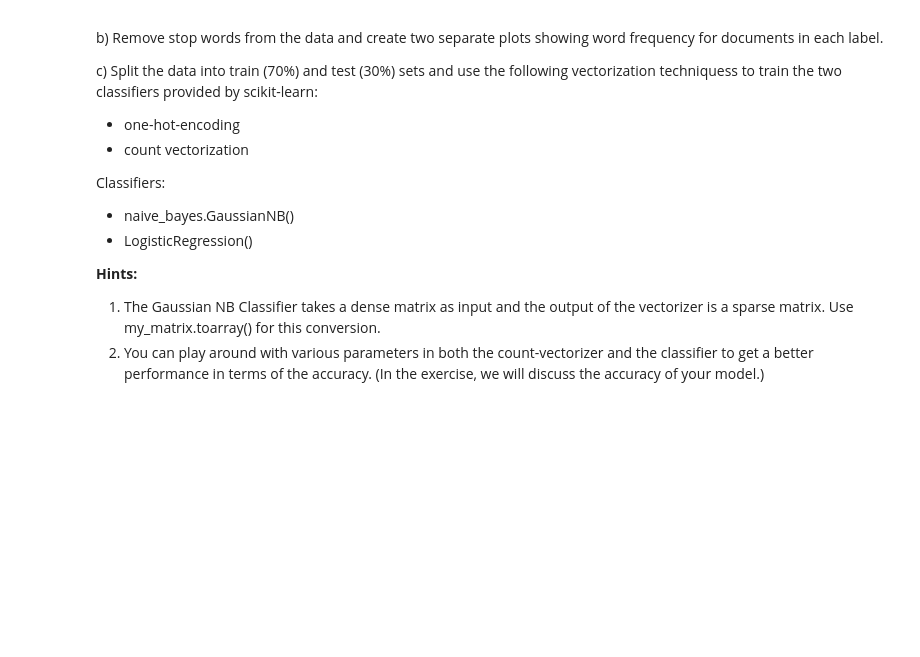
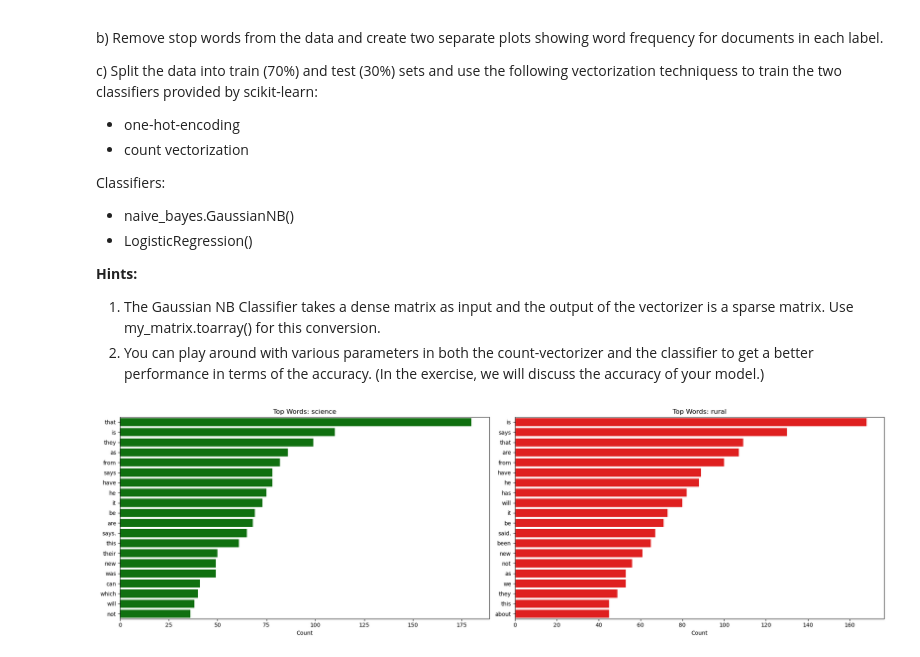
Before and after one commit to Stretox/IntroNLP, a Jupyter notebook: Assignment_01/Intro2NLP_Assignment_1_Your_Name.ipynb, the cells around one changed output. Cells and saved outputs as stored; diff of their text form; code cells hidden in the pictures; blank space fills up the shorter version.

```diff
--- a/Assignment_01/Intro2NLP_Assignment_1_Your_Name.ipynb
+++ b/Assignment_01/Intro2NLP_Assignment_1_Your_Name.ipynb
@@ -131,0 +170,50 @@ Classifiers:
+# %%
+import string
+
+import matplotlib.pyplot as plt
+import seaborn as sns
+
+# ------ b) -------
+
+STOP_WORDS = ["a", "an", "the", "and", "or", "but", "in", "on", "at", "to", "for", "of", "with", "by"]
+
+
+def remove_stopwords(text):
+    words = text.lower().split() # unify the string to not count different capitalizations as seperate words
+    filtered = [w for w in words if w not in STOP_WORDS and w not in string.punctuation] # get list of filtered words
+    return " ".join(filtered) # join them in a string
+
+
+df_combined["cleaned"] = df_combined["Document"].apply(remove_stopwords)
+
+# Count words seperately for each class
+classes = df_combined["Class"].unique() # rural and science
+word_counts = {}
+
+for cls in classes:
+    word_counts[cls] = {}
+    class_docs = df_combined[df_combined["Class"] == cls]
+    for _, row in class_docs.iterrows():
+        for word in row["cleaned"].split():
+            if word not in word_counts[cls]:
+                word_counts[cls][word] = 0
+            word_counts[cls][word] += 1
+
+# Plot top words for each class
+fig, axes = plt.subplots(1, len(classes), figsize=(20, 6))
+
+for i, cls in enumerate(classes):
+    counts = word_counts[cls]
+    sorted_words = sorted(counts.items(), key=lambda x: x[1], reverse=True)[:20]
+    words = [w[0] for w in sorted_words]
+    freqs = [w[1] for w in sorted_words]
+
+    sns.barplot(x=freqs, y=words, ax=axes[i], color={"science": "green", "rural": "red"}[cls])
+    axes[i].set_title(f"Top Words: {cls}")
+    axes[i].set_xlabel("Count")
+    axes[i].set_ylabel("")
+
+plt.tight_layout()
+plt.show()
+# %% [output]
+[figure, added]
```
Also changed, not shown: parts of 3 cells of this notebook, 2 other files.
